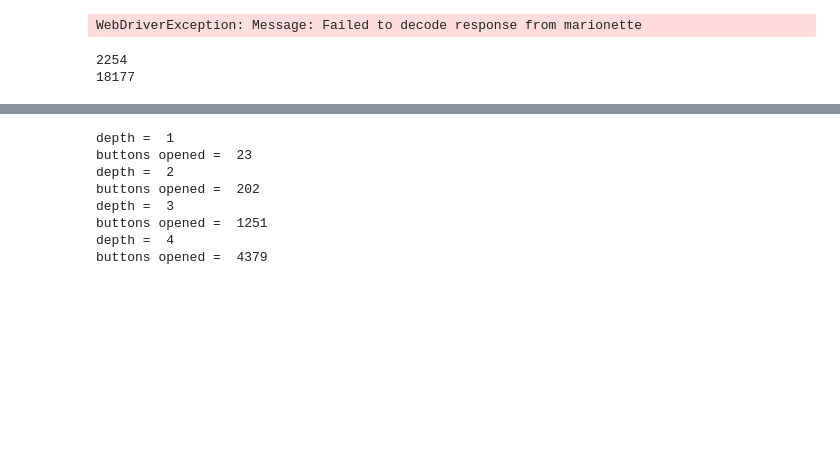
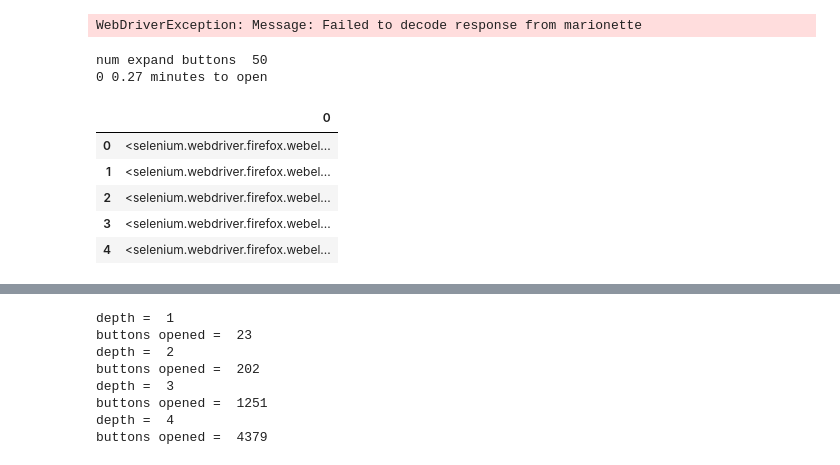
Before and after one commit to jakubsvec001/root_directory, a Jupyter notebook: Selenium_scraping_wikipedia_categories.ipynb, the cells around one changed output, grey strips where cells are left out. Saved outputs shown, nothing was run; the diff lists cells and outputs as text; code cells hidden in the pictures; blank space fills up the shorter version.

Commit message:
Refactor sandbox into wiki_scrape

```diff
--- a/Selenium_scraping_wikipedia_categories.ipynb
+++ b/Selenium_scraping_wikipedia_categories.ipynb
@@ -37,6 +37,7 @@ import time
 from selenium.webdriver import Firefox
 from bs4 import BeautifulSoup as soup
 import sys
+import timeit
 
 def get_expand_buttons(browser):
     """Return a list of expand buttons to click on."""
@@ -44,24 +45,35 @@ def get_expand_buttons(browser):
 
 depths = []
 
-def expand_all_categories(browser):
+def expand_all_categories(browser, save='csv'):
     """Expand all categories on the page."""
     global depths
     expand_buttons = get_expand_buttons(browser)
+    time.sleep(3)
     i = 0
-
-    while i < 2:
+    print('num expand buttons ', len(expand_buttons))
+    while i < 1:
+        start = timeit.default_timer()
         depth = []
-        depths.append(depth)
+#         depths.append(depth)
         for button in expand_buttons:
             if button.is_displayed():
                 button.click()
-#                 time.sleep(0)
+#                 time.sleep(.01)
+        time.sleep(3)
+        expand_buttons = get_expand_buttons(browser)
+        end = timeit.default_timer()
+        print(i, str(round((end-start)/60, 2)) + ' minutes to open')
+        i += 1
+
+    if save == 'mongo':
+        save_mongo(links)
+    if save == 'csv':
+        lst = []
         for a in browser.find_elements_by_xpath('.//a'):
-            depth.append(a.get_attribute('href'))
-        expand_buttons = get_expand_buttons(browser)
-        i += 1
-        print(len(depth))
+            lst.append(a.get_attribute('href'))
+        links = pd.DataFrame(lst)
+        links.to_csv('small_seed_data/test.csv', sep=',', encoding='utf-8', header=None, index=False)
 
 def main():
     """Open the page and expand all categories."""
@@ -69,9 +81,11 @@ def main():
     browser.get('https://en.wikipedia.org/wiki/Special:CategoryTree?target=mathematics&mode=all&namespaces=&title=Special%3ACategoryTree')
     expand_all_categories(browser)
 # %%
+aviation = 'https://en.wikipedia.org/wiki/Special:CategoryTree?target=aviation&mode=all&namespaces=&title=Special%3ACategoryTree'
 browser = Firefox()
-browser.get('https://en.wikipedia.org/wiki/Special:CategoryTree?target=Category%3AAviation&mode=all&namespaces=&title=Special%3ACategoryTree')
-expand_all_categories(browser)
+browser.get(aviation)
+time.sleep(1)
+df = expand_all_categories(browser)
 # %% [output]
-2254
-18177
+num expand buttons  50
+0 0.27 minutes to open
@@ -77,0 +94,11 @@ expand_all_categories(browser)
+# %%
+link_df = pd.DataFrame(df)
+# %%
+link_df.head()
+# %% [output]
+|  | 0 |
+| 0 | <selenium.webdriver.firefox.webel... |
+| 1 | <selenium.webdriver.firefox.webel... |
+| 2 | <selenium.webdriver.firefox.webel... |
+| 3 | <selenium.webdriver.firefox.webel... |
+| 4 | <selenium.webdriver.firefox.webel... |
```
Also changed, not shown: parts of 20 cells of this notebook, 7 other files.
